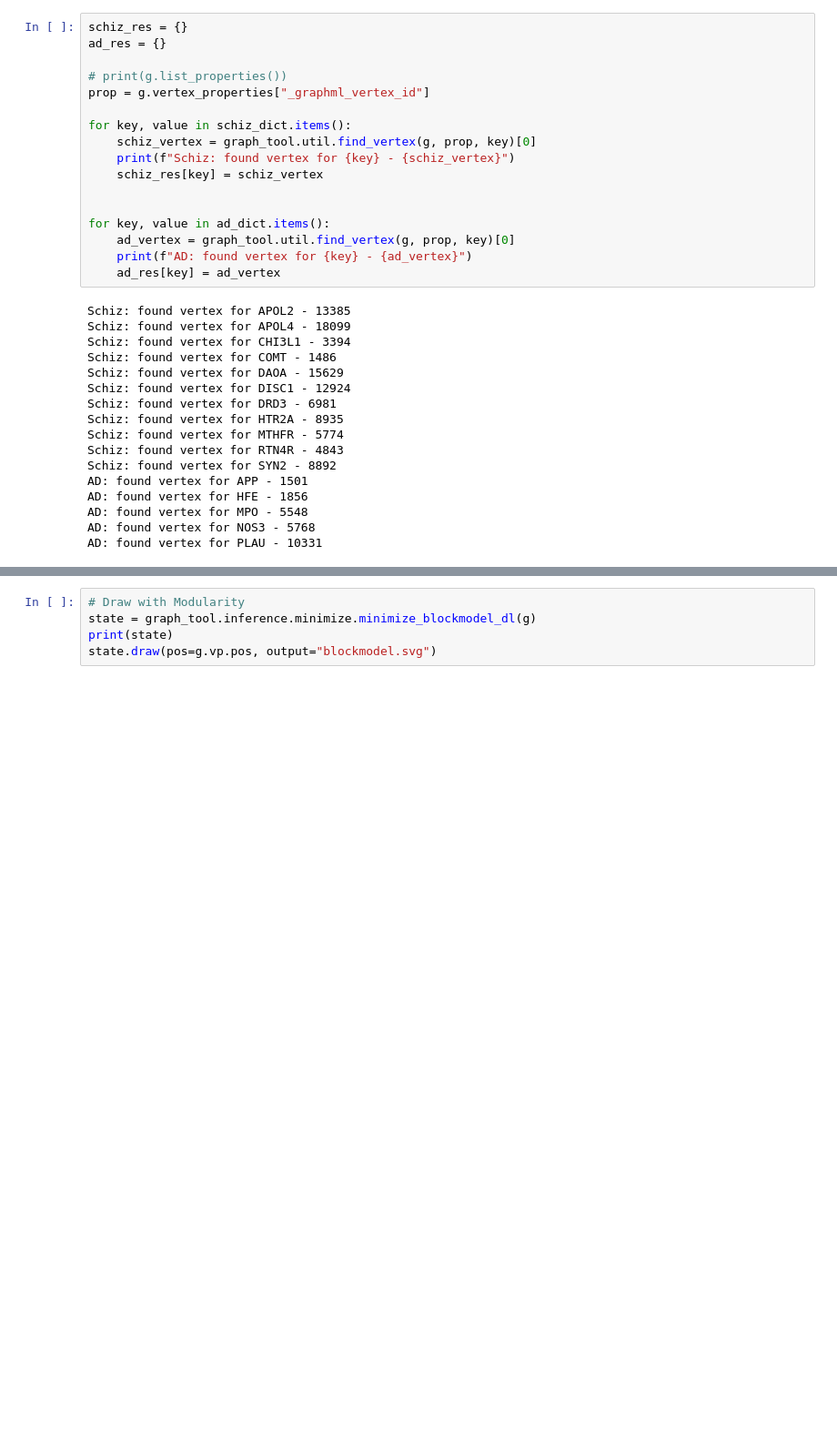
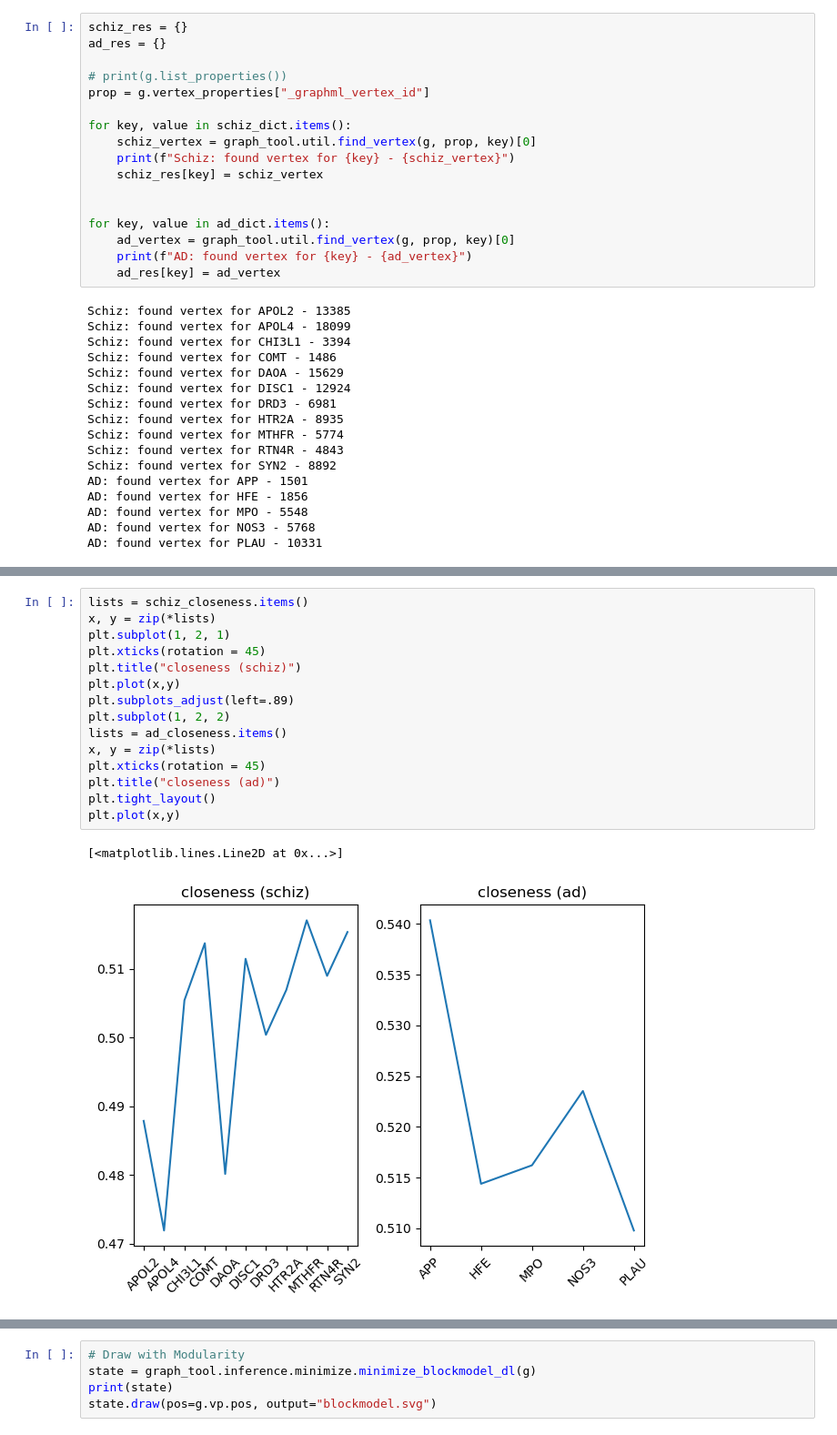
Before and after one commit to lucahost/ffhs-na, a Jupyter notebook: graph-tool-analysis.ipynb, the cells around one changed output, grey strips where cells are left out. Shown at 91% size. Saved outputs shown, nothing was run; the diff lists cells and outputs as text; blank space fills up the shorter version.

```diff
--- a/graph-tool-analysis.ipynb
+++ b/graph-tool-analysis.ipynb
@@ -153,0 +181,18 @@ edge degree average whole graph: (615.8992879991745, 3.6760079012729885)
+# %%
+lists = schiz_closeness.items()
+x, y = zip(*lists)
+plt.subplot(1, 2, 1)
+plt.xticks(rotation = 45)
+plt.title("closeness (schiz)")
+plt.plot(x,y)
+plt.subplots_adjust(left=.89)
+plt.subplot(1, 2, 2)
+lists = ad_closeness.items()
+x, y = zip(*lists)
+plt.xticks(rotation = 45)
+plt.title("closeness (ad)")
+plt.tight_layout()
+plt.plot(x,y)
+# %% [output]
+[<matplotlib.lines.Line2D at 0x...>]
+[figure, added]
```
Also changed, not shown: parts of 7 cells of this notebook.
